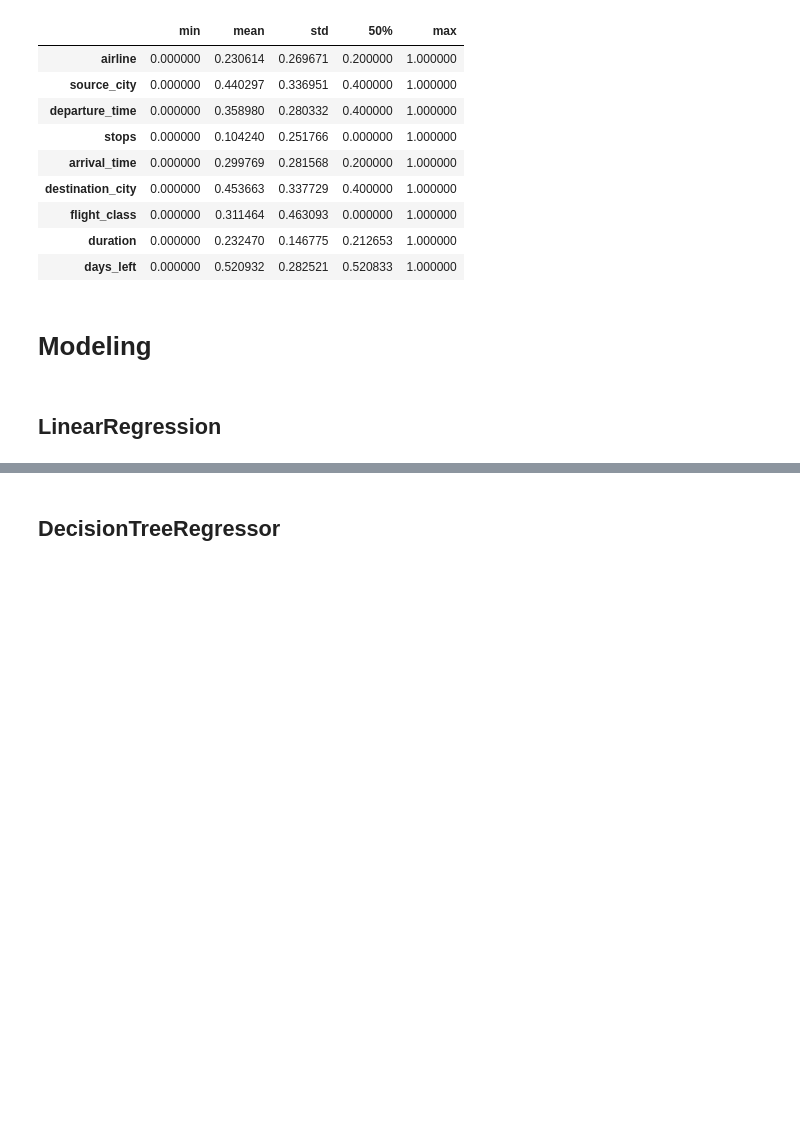
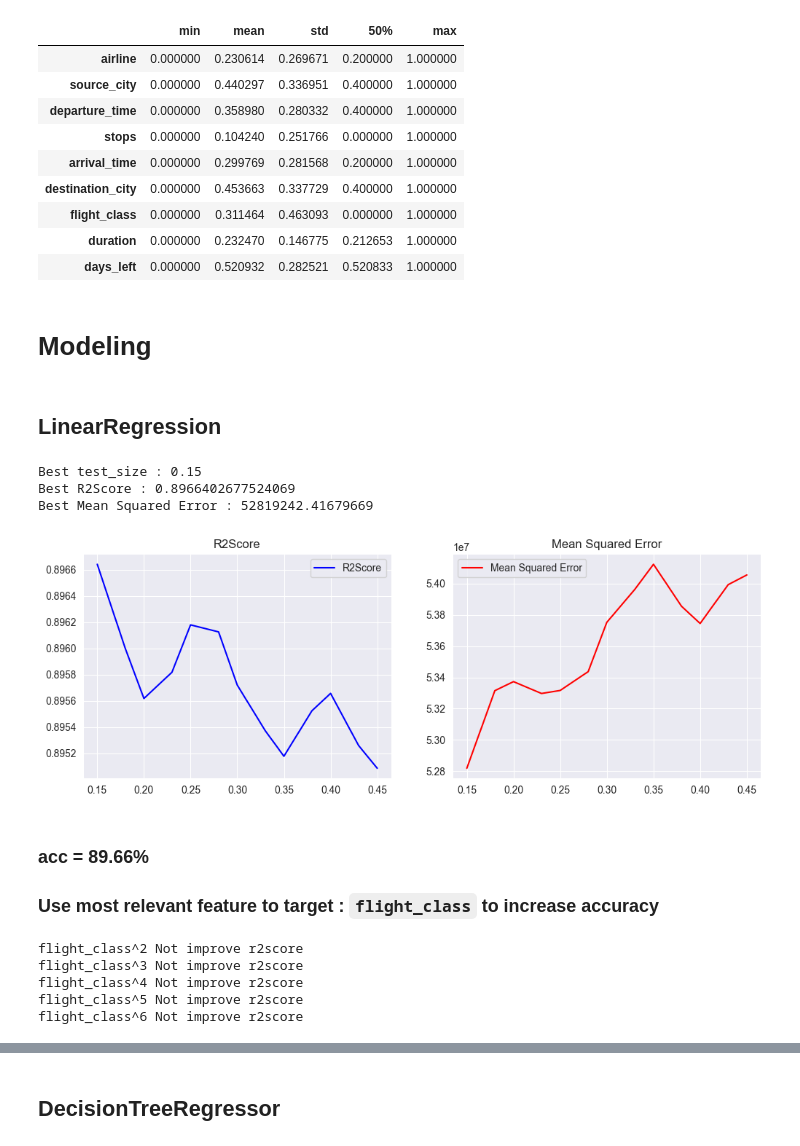
Before and after one commit to NimaPourmoradi/AirLinePrice, a Jupyter notebook: AirLinePrice.ipynb, the cells around one changed output, grey strips where cells are left out. Cells and saved outputs as stored; diff of their text form; code cells hidden in the pictures; blank space fills up the shorter version.

```diff
--- a/AirLinePrice.ipynb
+++ b/AirLinePrice.ipynb
@@ -450,3 +469,74 @@ X.describe().T[['min', 'mean', 'std', '50%', 'max']].style.background_gradient(a
 # Modeling
 # %% [markdown]
 ## LinearRegression
+# %%
+# Create a loop to find best test_size
+test_list = []
+mse_list = []
+r2score_list = []
+best_r2=0
+best_mse=0
+best_test=0
+
+for tester in range(6, 19) :
+    tester = round(0.025 * tester, 2)
+    test_list.append(tester)
+    #
+    X_train, X_test, y_train, y_test = train_test_split(X, y, test_size=tester, random_state=0)
+    #
+    lr = LinearRegression().fit(X, y)
+    y_pred_lr = lr.predict(X_test)
+    r2score = metrics.r2_score(y_test, y_pred_lr)
+    r2score_list.append(r2score)
+    mse = metrics.mean_squared_error(y_test, y_pred_lr)
+    mse_list.append(mse)
+    #
+    if r2score>best_r2 :
+        best_r2 = r2score
+        best_mse = mse
+        best_test = tester
+print(colored('Best test_size : {}'.format(best_test), 'blue'))
+print(colored('Best R2Score : {}'.format(best_r2), 'blue'))
+print(colored('Best Mean Squared Error : {}'.format(best_mse), 'blue'))
+
+# Plot
+fig, ax = plt.subplots(1, 2, figsize=(12, 4))
+ax[0].plot(test_list, r2score_list, c='blue', label='R2Score')
+ax[0].set_title("R2Score")
+ax[0].legend()
+
+ax[1].plot(test_list, mse_list, c='red', label='Mean Squared Error')
+ax[1].set_title("Mean Squared Error")
+ax[1].legend()
+plt.show()
+# %% [output]
+Best test_size : 0.15
+Best R2Score : 0.8966402677524069
+Best Mean Squared Error : 52819242.41679669
+[figure, added]
+# %% [markdown]
+### acc = 89.66%
+### Use most relevant feature to target : <code>flight_class</code>  to increase accuracy
+# %%
+for power in range(2, 7) :
+    new_col_name = 'flight_class^' + str(power)
+    X[new_col_name] = pow(X.flight_class, power)
+    #
+    X_train, X_test, y_train, y_test = train_test_split(X, y, test_size=best_test, random_state=0)
+    #
+    lr = LinearRegression().fit(X_train, y_train)
+    y_pred = lr.predict(X_test)
+    r2score = metrics.r2_score(y_test, y_pred)
+    diff = r2score-best_r2
+    if r2score > best_r2 :
+        best_r2 = r2score
+        print(colored('{} improve r2score by {}'.format(new_col_name, diff), 'green'))
+    else :
+        X.drop(columns=[new_col_name], inplace=True)
+        print(colored('{} Not improve r2score'.format(new_col_name), 'red'))
+# %% [output]
+flight_class^2 Not improve r2score
+flight_class^3 Not improve r2score
+flight_class^4 Not improve r2score
+flight_class^5 Not improve r2score
+flight_class^6 Not improve r2score
```
Also changed, not shown: parts of 11 cells of this notebook.
